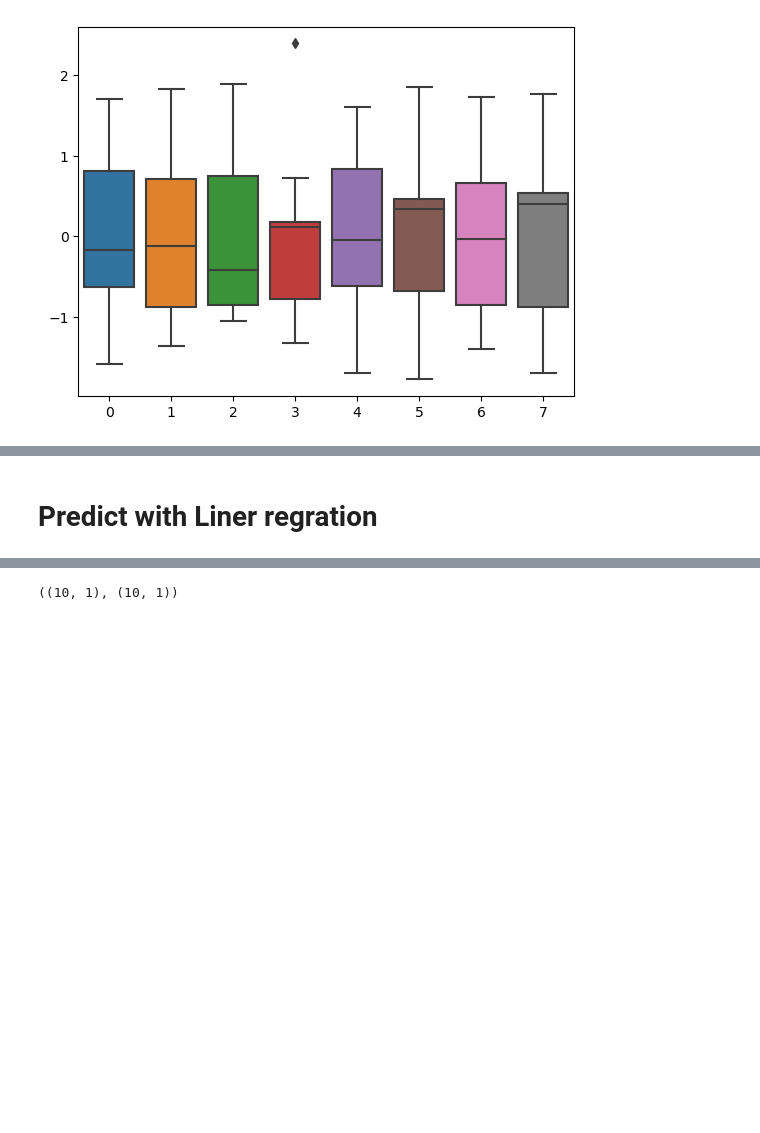
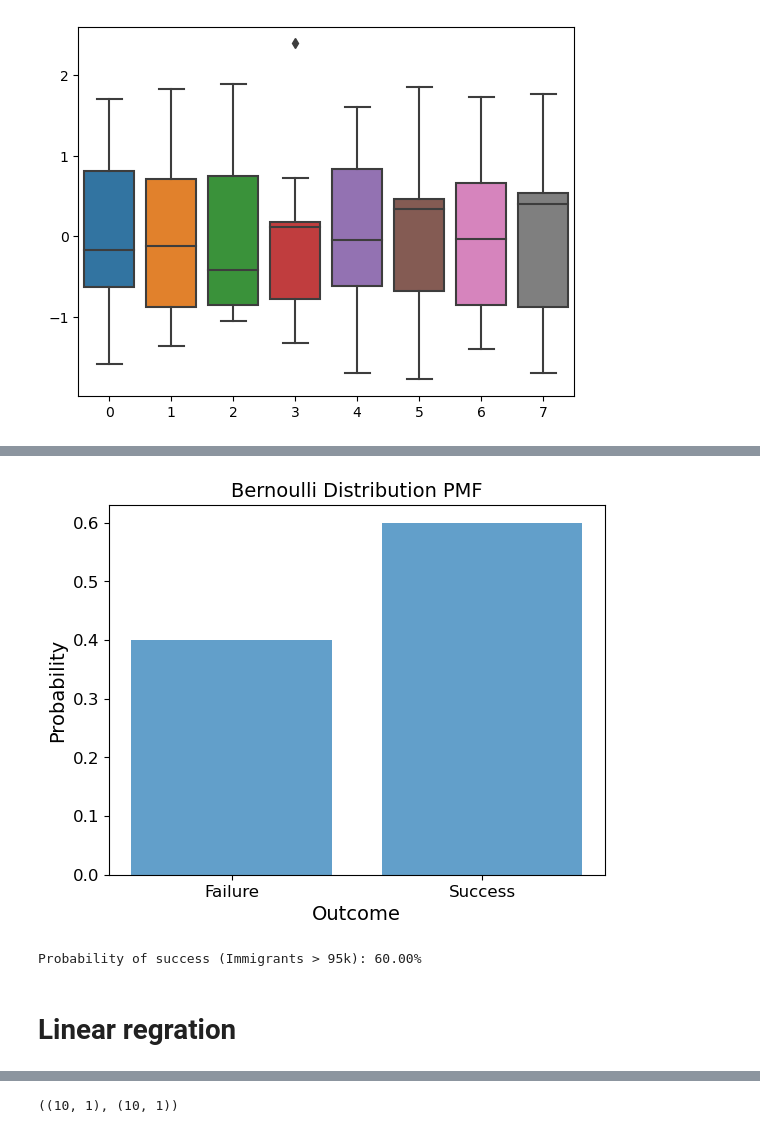
Before and after one commit to Lylkend-Albuquerque/CA1-2023, a Jupyter notebook: CA-1.ipynb, the cells around one changed output, grey strips where cells are left out. Drawn from its saved outputs; the diff is of its cells as text; code cells hidden in the pictures; blank space fills up the shorter version.

```diff
--- a/CA-1.ipynb
+++ b/CA-1.ipynb
@@ -462,3 +450,28 @@ label_graph(14 ,"Natural Increase" , "Density" , "Density Plot of Natural Increa
+# %%
+from scipy.stats import bernoulli
+
+# Define the probability of success (p)
+p_success = (transposed_df['Immigrants'] > 95000).mean()
+
+# Create a Bernoulli distribution with the specified probability
+bernoulli_dist = bernoulli(p_success)
+
+# Calculate the probability mass function (PMF) for specific outcomes
+outcomes = [0, 1]  # 0 represents failure, 1 represents success
+pmf_values = bernoulli_dist.pmf(outcomes)
+
+# Plot the PMF
+plt.bar(outcomes, pmf_values, align='center', alpha=0.7)
+label_graph(12, "Outcome", "Probability", "Bernoulli Distribution PMF", 14)
+plt.xticks(outcomes, ['Failure', 'Success']);
+# %% [output]
+[figure, added]
+# %%
+p_success = (transposed_df['Immigrants'] > 95000).mean()
+
+print(f"Probability of success (Immigrants > 95k): {p_success:.2%}")
+# %% [output]
+Probability of success (Immigrants > 95k): 60.00%
 # %% [markdown]
-# Predict with Liner regration
+# Linear regration
 # %%
```
Also changed, not shown: parts of 45 cells of this notebook, 3 other files.
